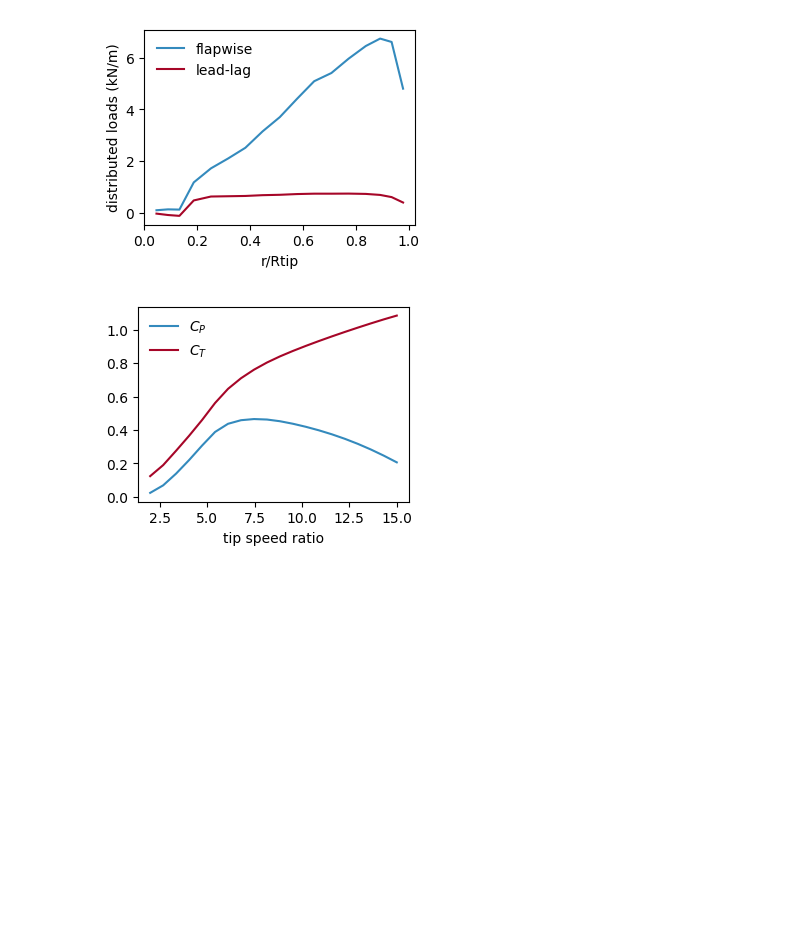
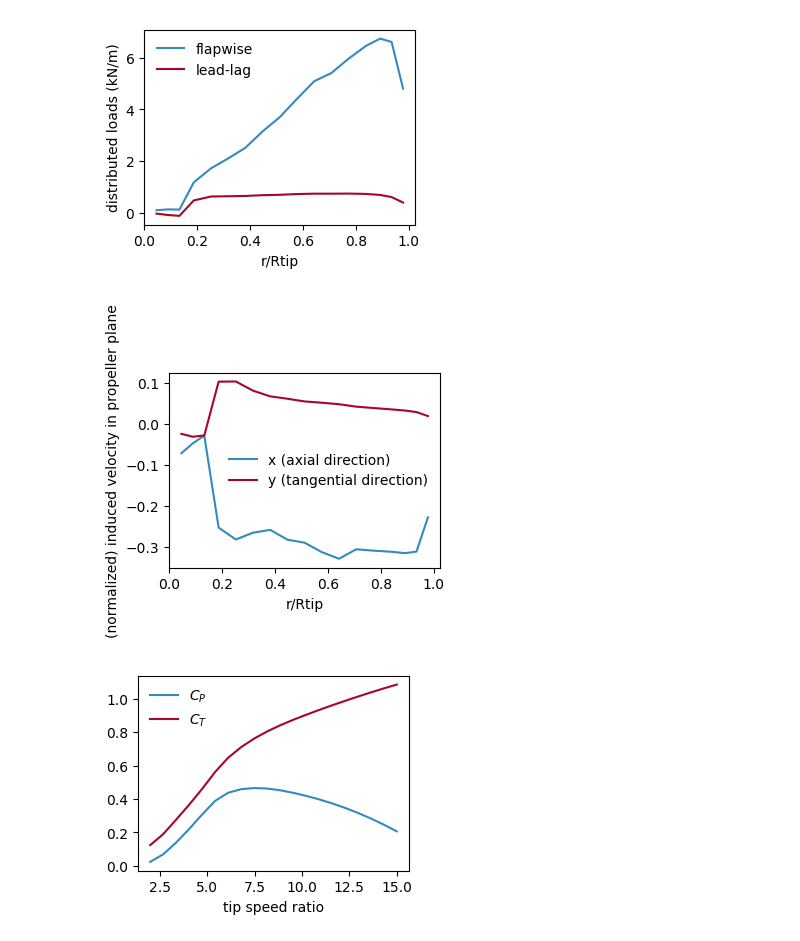
Before and after one commit to byuflowlab/CCBlade.jl, a Jupyter notebook: theory/Tutorial.ipynb, the cells around one changed output. Cells and saved outputs as stored; diff of their text form; code cells hidden in the pictures; blank space fills up the shorter version.

Commit message:
add ability to export induced velocities (in rotor plane)

```diff
--- a/theory/Tutorial.ipynb
+++ b/theory/Tutorial.ipynb
@@ -64,7 +64,7 @@ azimuth = 0.0*pi/180
 inflow = windturbineinflow(Vinf, Omega, r, precone, yaw, tilt, azimuth, hubHt, shearExp, rho);
 # %%
 turbine = true
-Np, Tp = distributedloads(rotor, inflow, turbine);
+Np, Tp, uvec, vvec = distributedloads(rotor, inflow, turbine);
 # %%
 using PyPlot
 # %%
@@ -76,6 +76,15 @@ ylabel("distributed loads (kN/m)")
 legend(["flapwise", "lead-lag"]);
 # %% [output]
 [figure]
+# %%
+figure()
+plot(r/Rtip, uvec/Vinf)
+plot(r/Rtip, vvec/Vinf)
+xlabel("r/Rtip")
+ylabel("(normalized) induced velocity in propeller plane")
+legend(["x (axial direction)", "y (tangential direction)"]);
+# %% [output]
+[figure, added]
 # %%
 ntsr = 20
 tsrvec = linspace(2, 15, ntsr)
```
Also changed, not shown: parts of 3 cells of this notebook, 2 other files.
